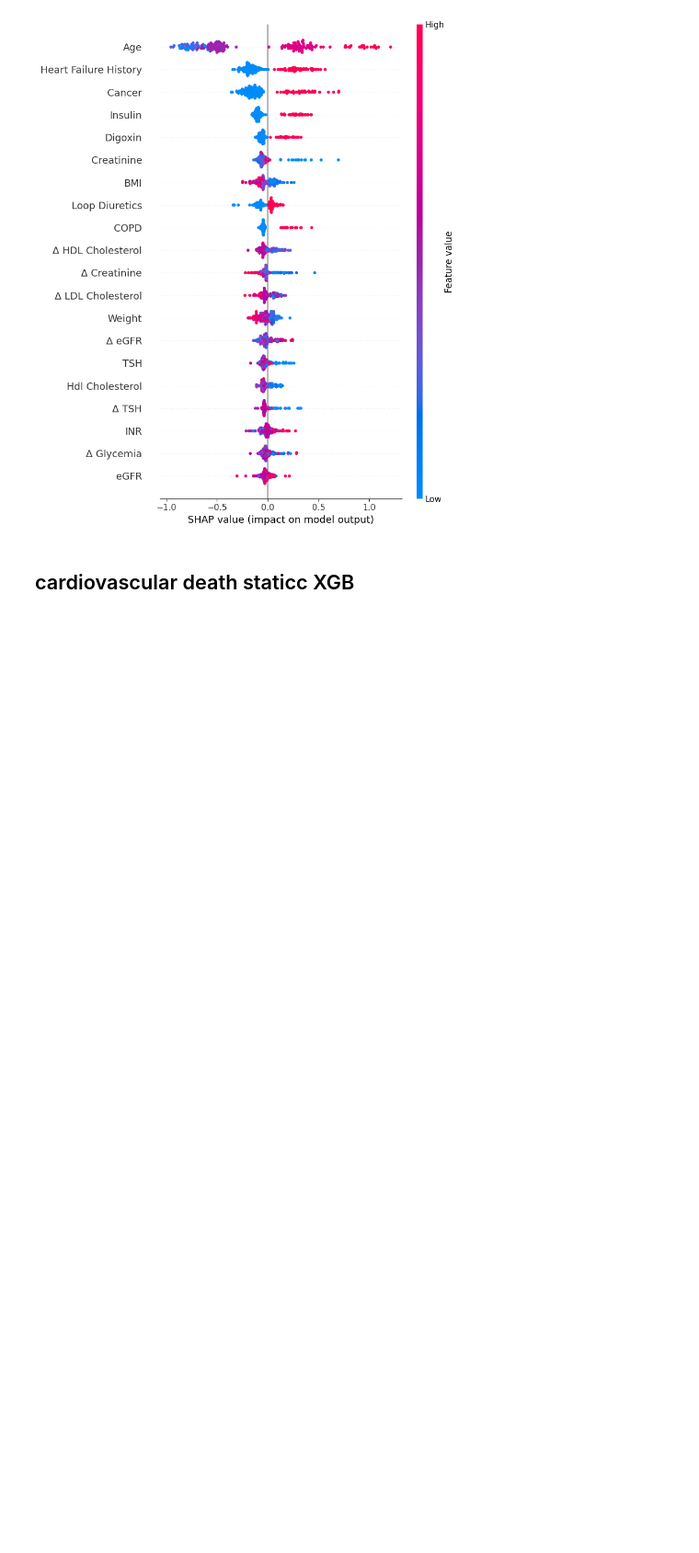
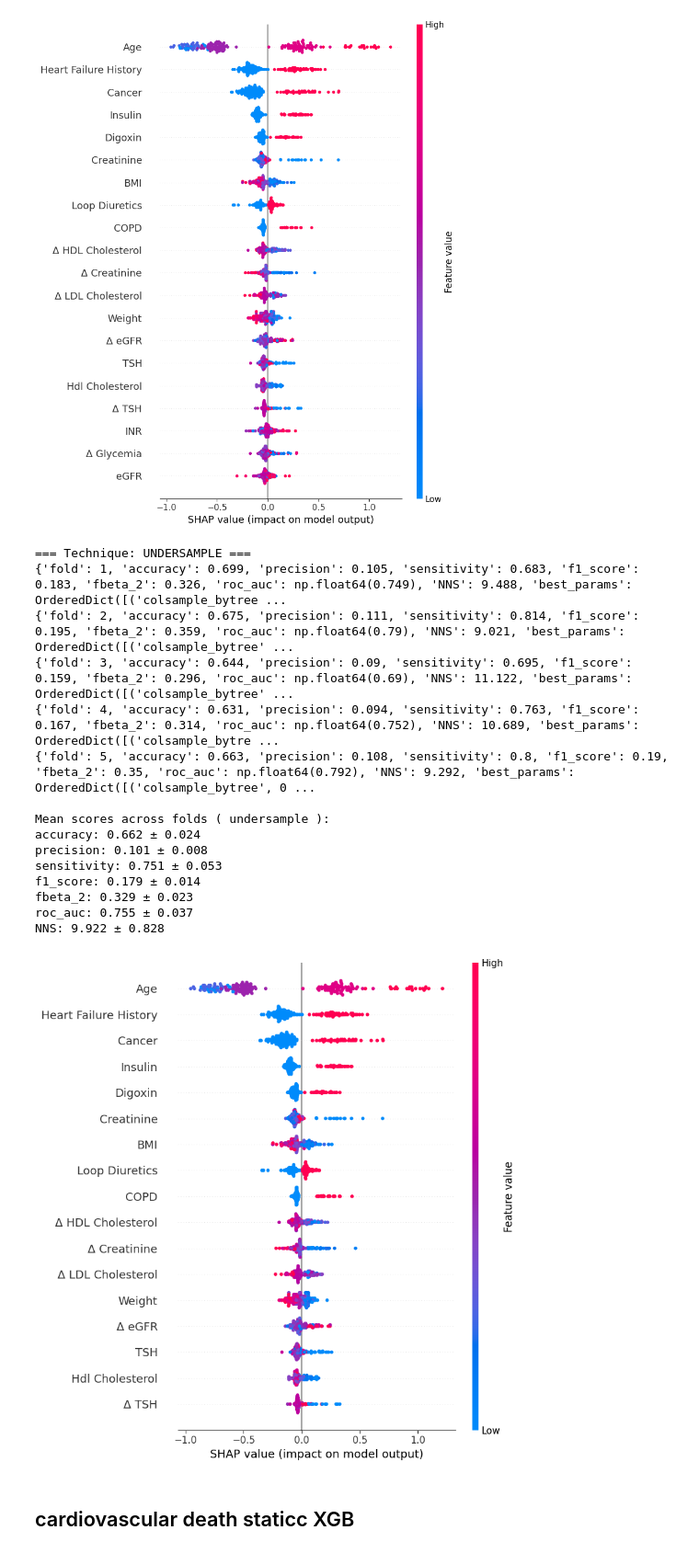
Before and after one commit to rique-git/Thesis-MEIC-IST, a Jupyter notebook: notebooks/44. Feature importances.ipynb, the cells around one changed output. Shown at 92% size. Cells and saved outputs as stored; diff of their text form; code cells hidden in the pictures; blank space fills up the shorter version.

```diff
--- a/notebooks/44. Feature importances.ipynb
+++ b/notebooks/44. Feature importances.ipynb
@@ -575,6 +629,36 @@ fbeta_2: 0.329 ± 0.023
 roc_auc: 0.755 ± 0.037
 NNS: 9.922 ± 0.828
 [figure]
+# %%
+results = run_cv_with_sampling(
+    X_full=data_slope,
+    target_cols=targets,
+    target_name="y_death_6_months",
+    optimizer_map=optimizer_map,
+    model_name="xgb",
+    sampling="undersample",
+    n_splits=5,
+    random_state=42,
+    explainer="tree",
+    max_disp=17
+)
+# %% [output]
+=== Technique: UNDERSAMPLE ===
+{'fold': 1, 'accuracy': 0.699, 'precision': 0.105, 'sensitivity': 0.683, 'f1_score': 0.183, 'fbeta_2': 0.326, 'roc_auc': np.float64(0.749), 'NNS': 9.488, 'best_params': OrderedDict([('colsample_bytree ...
+{'fold': 2, 'accuracy': 0.675, 'precision': 0.111, 'sensitivity': 0.814, 'f1_score': 0.195, 'fbeta_2': 0.359, 'roc_auc': np.float64(0.79), 'NNS': 9.021, 'best_params': OrderedDict([('colsample_bytree' ...
+{'fold': 3, 'accuracy': 0.644, 'precision': 0.09, 'sensitivity': 0.695, 'f1_score': 0.159, 'fbeta_2': 0.296, 'roc_auc': np.float64(0.69), 'NNS': 11.122, 'best_params': OrderedDict([('colsample_bytree' ...
+{'fold': 4, 'accuracy': 0.631, 'precision': 0.094, 'sensitivity': 0.763, 'f1_score': 0.167, 'fbeta_2': 0.314, 'roc_auc': np.float64(0.752), 'NNS': 10.689, 'best_params': OrderedDict([('colsample_bytre ...
+{'fold': 5, 'accuracy': 0.663, 'precision': 0.108, 'sensitivity': 0.8, 'f1_score': 0.19, 'fbeta_2': 0.35, 'roc_auc': np.float64(0.792), 'NNS': 9.292, 'best_params': OrderedDict([('colsample_bytree', 0 ...
+
+Mean scores across folds ( undersample ):
+accuracy: 0.662 ± 0.024
+precision: 0.101 ± 0.008
+sensitivity: 0.751 ± 0.053
+f1_score: 0.179 ± 0.014
+fbeta_2: 0.329 ± 0.023
+roc_auc: 0.755 ± 0.037
+NNS: 9.922 ± 0.828
+[figure, added]
 # %% [markdown]
 ## cardiovascular death staticc XGB
 # %%
```
Also changed, not shown: parts of 5 cells of this notebook, 7 other files.
